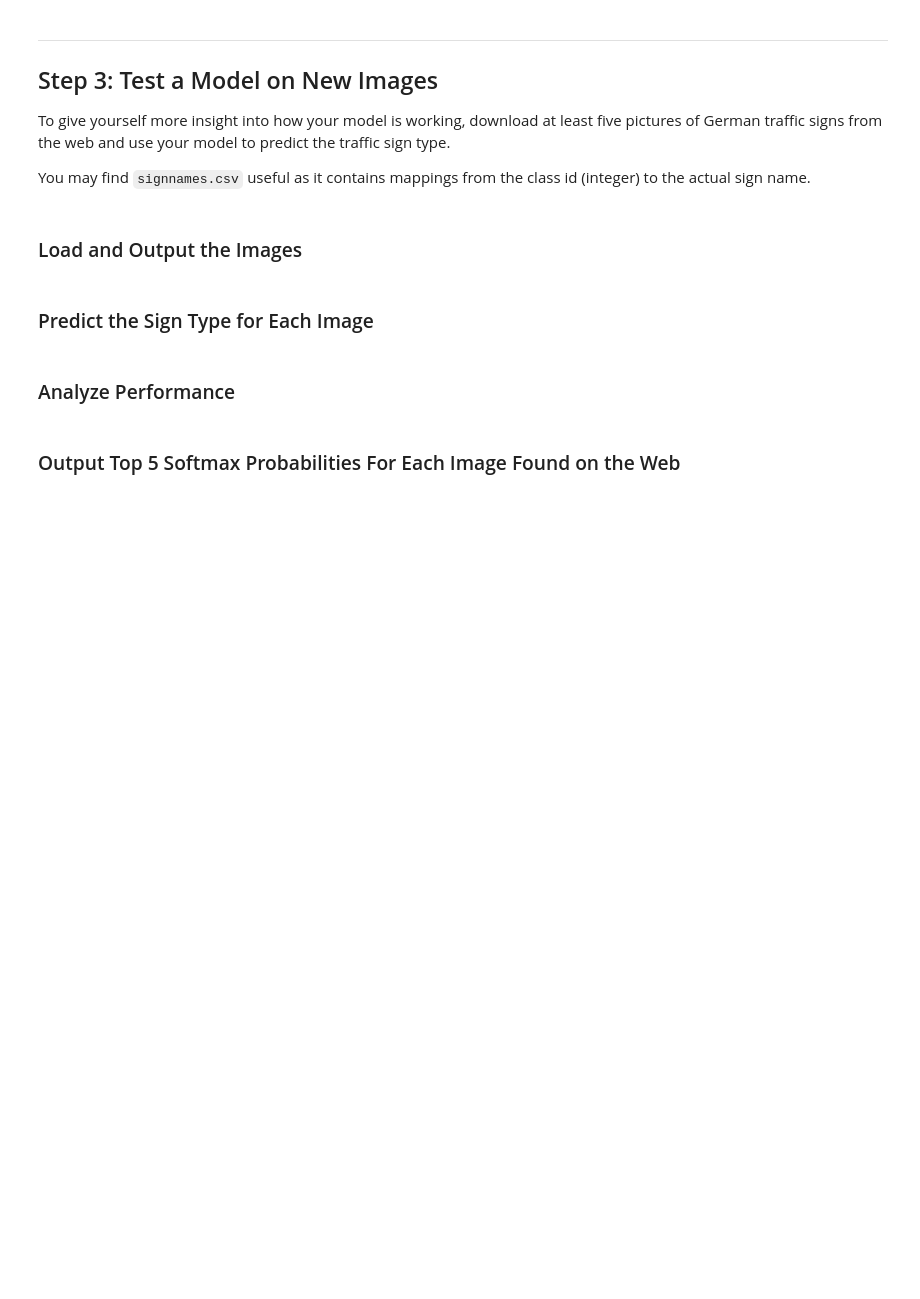
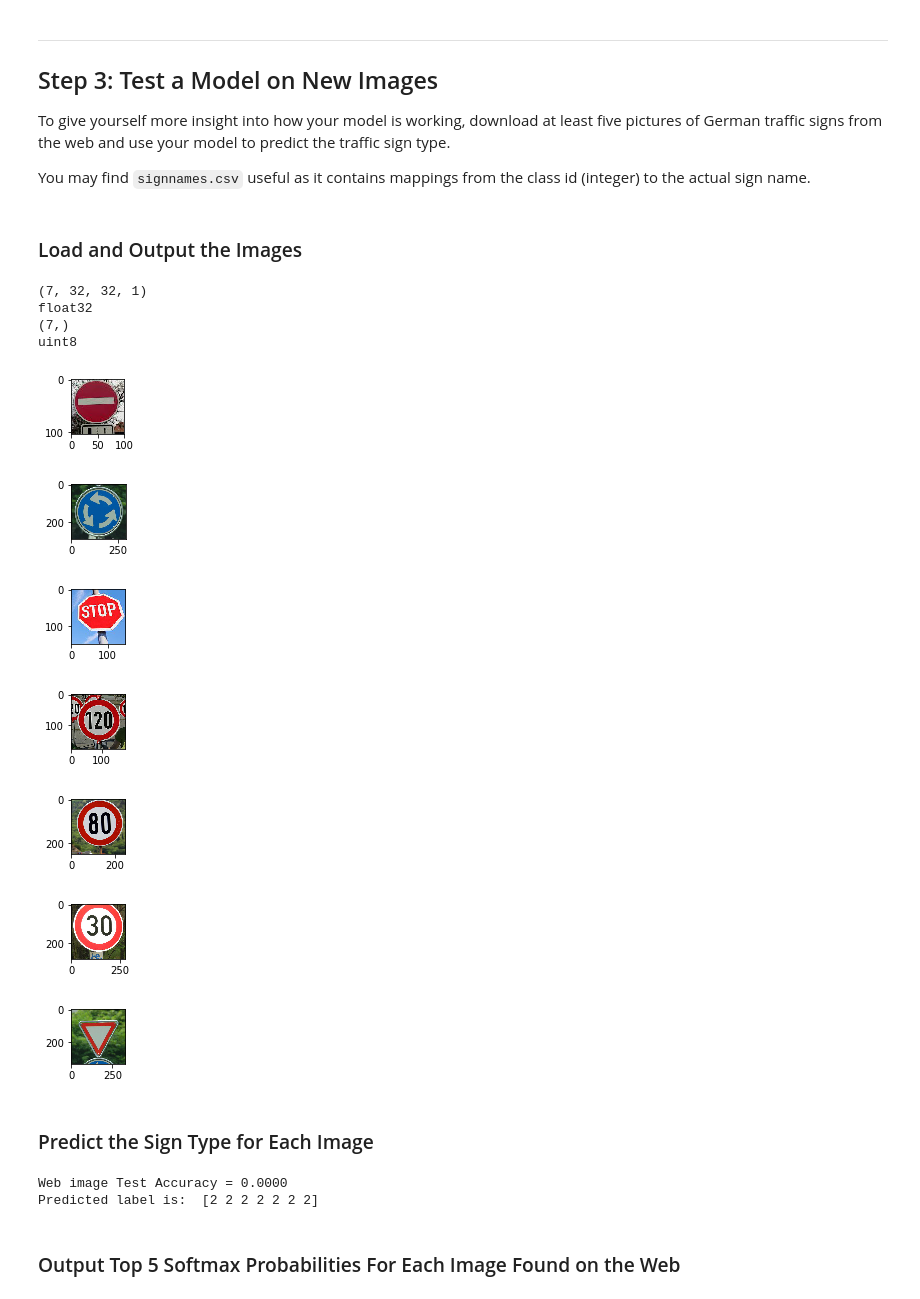
Before and after one commit to chengshy/CarND-Traffic-Sign-Classifier-Project, a Jupyter notebook: Traffic_Sign_Classifier.ipynb, the cells around one changed output. Cells and saved outputs as stored; diff of their text form; code cells hidden in the pictures; blank space fills up the shorter version.

Commit message:
add test imags

```diff
--- a/Traffic_Sign_Classifier.ipynb
+++ b/Traffic_Sign_Classifier.ipynb
@@ -364,7 +364,7 @@ def LeNet_MS(x):
 
     #Concatenate Multi-Scale Layer Features
     # Different Version Tensorflow has different API
-    fc1 = tf.concat(1, [fc1_1, fc1_2])
+    fc1 = tf.concat([fc1_1, fc1_2], 1)
 
     # SOLUTION: Activation.
     # fc1    = tf.nn.relu(fc1)
@@ -593,8 +590,70 @@ You may find `signnames.csv` useful as it contains mappings from the class id (i
+# %%
+### Load the images and plot them here.
+### Feel free to use as many code cells as needed.
+import os
+
+def load_images_from_folder(folder):
+    images = []
+    for filename in os.listdir(folder):
+        if '.jpg' in filename:
+            img = plt.imread(os.path.join(folder,filename))
+            if img is not None:
+                images.append(img)
+    return images
+
+def preprocess_images_to_dataset(images):
+    dataset = np.zeros((len(images), 32, 32), dtype=np.float32)
+    for i in range(len(images)):
+        image = images[i]
+        image = scipy.misc.imresize(image, (32,32,3))
+        dataset[i] = image_preprocess(image) / 255.
+    return dataset.reshape(len(images), 32, 32, 1)
+# %%
+folder_name = './web_test_images'
+web_test_images = load_images_from_folder(folder_name)
+
+## Show the orignal images
+for web_test_image in web_test_images:
+    fig = plt.figure(figsize=(1,1))
+    plt.imshow(web_test_image)
+
+## Preprocess the images
+X_web = preprocess_images_to_dataset(web_test_images)
+print(X_web.shape)
+print(X_web.dtype)
+y_web = np.array([17, 40, 17, 8, 5, 1, 13], dtype=np.uint8)
+print(y_web.shape)
+print(y_web.dtype)
+# %% [output]
+(7, 32, 32, 1)
+float32
+(7,)
+uint8
+[figure, added]
+[figure, added]
+[figure, added]
+[figure, added]
+[figure, added]
+[figure, added]
+[figure, added]
 # %% [markdown]
 ### Predict the Sign Type for Each Image
 # %%
 ### Run the predictions here and use the model to output the prediction for each image.
 ### Make sure to pre-process the images with the same pre-processing pipeline used earlier.
 ### Feel free to use as many code cells as needed.
+# Evaluate the model with web dataset
+predict_label = tf.argmax(logits, 1)
+def evaluate_web(X_data, y_data):
+    sess = tf.get_default_session()
+    accuracy, predict_ouput = sess.run([accuracy_operation, predict_label], feed_dict={x: X_data, y: y_data})
+    return (accuracy, predict_ouput)
+
+with tf.Session() as sess:
+    saver.restore(sess, tf.train.latest_checkpoint('./traffic-signs-model/'))
+    test_accuracy, predict_output = evaluate_web(X_web, y_web)
+    print("Web image Test Accuracy = {:.4f}".format(test_accuracy))
+    print("Predicted label is: ", predict_output)
+# %% [output]
+Web image Test Accuracy = 0.0000
+Predicted label is:  [2 2 2 2 2 2 2]
-# %% [markdown]
-### Analyze Performance
```
Also changed, not shown: parts of 5 cells of this notebook, 7 other files.
